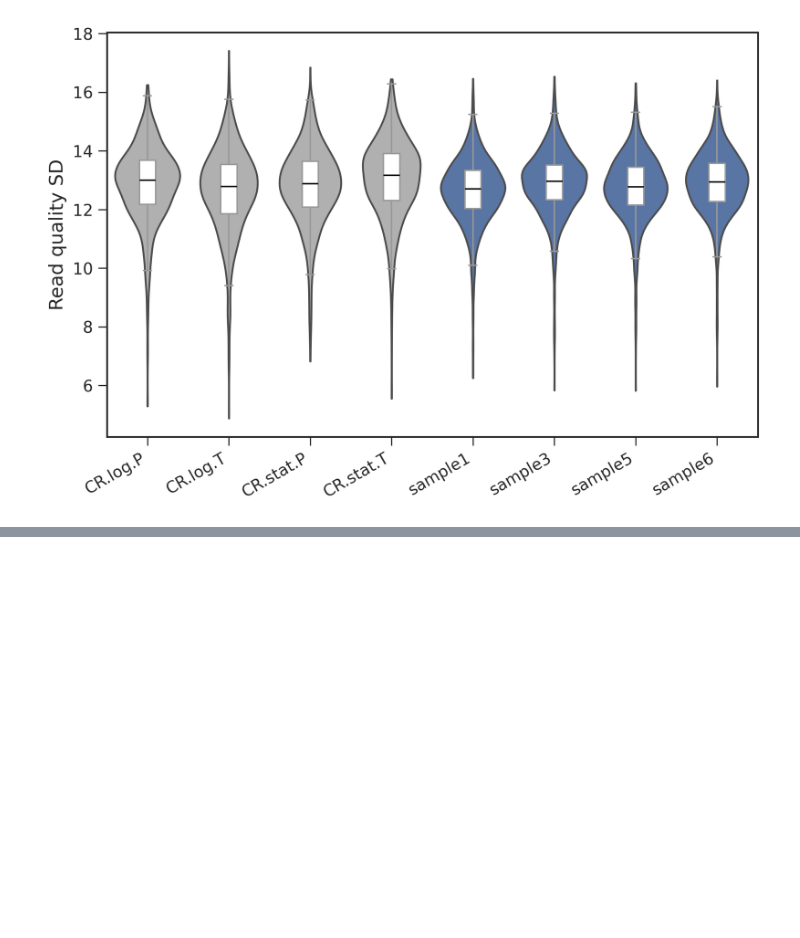
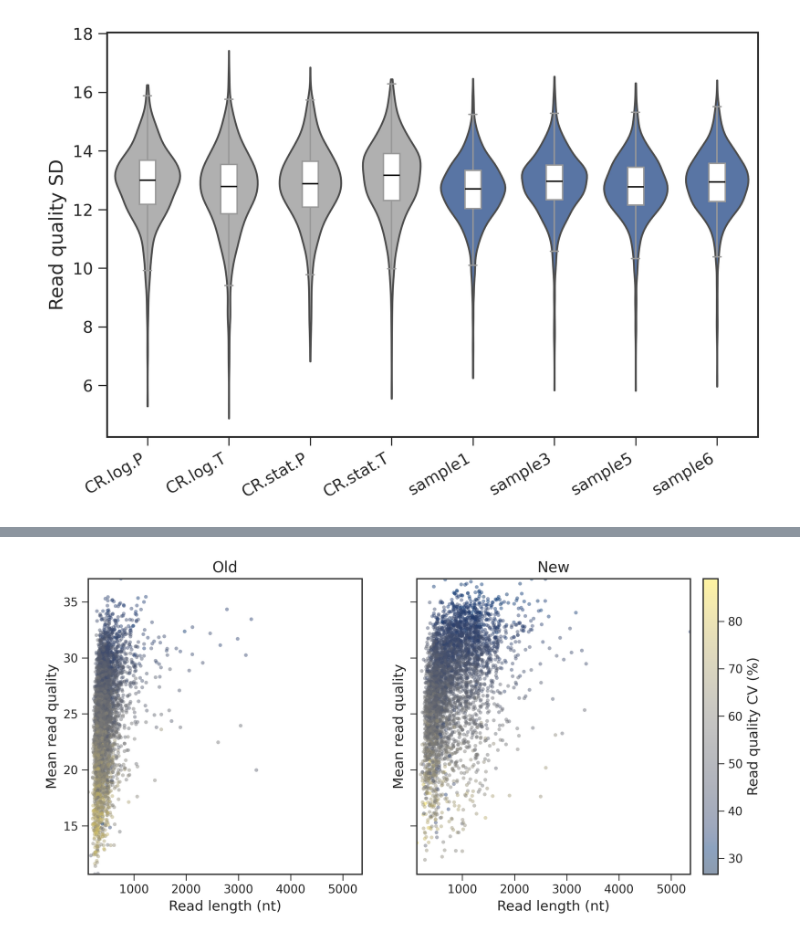
Before and after one commit to ih-11/initial-git, a Jupyter notebook: notebook/fastq_QC.ipynb, the cells around one changed output, grey strips where cells are left out. Saved outputs shown, nothing was run; the diff lists cells and outputs as text; code cells hidden in the pictures; blank space fills up the shorter version.

```diff
--- a/notebook/fastq_QC.ipynb
+++ b/notebook/fastq_QC.ipynb
@@ -793,0 +890,70 @@ plt.show()
+# %%
+# ============================================
+# Figure 4
+# Read length vs mean quality
+# Color = Read quality CV
+# Old vs New
+# ============================================
+
+vmin = read_qc["Quality_CV"].min()
+vmax = read_qc["Quality_CV"].max()
+
+xmin = read_qc["Length"].min()
+xmax = read_qc["Length"].max()
+
+ymin = read_qc["Mean_Q"].min()
+ymax = read_qc["Mean_Q"].max()
+
+fig, axes = plt.subplots(
+    1,
+    2,
+    figsize=(11, 5),
+    dpi=_PLOT_CFG["dpi"],
+    sharex=True,
+    sharey=True,
+)
+
+for ax, dataset in zip(axes, ["Old", "New"]):
+
+    data_sub = read_qc[
+        read_qc["Dataset"] == dataset
+    ]
+
+    sc = ax.scatter(
+        data_sub["Length"],
+        data_sub["Mean_Q"],
+        c=data_sub["Quality_CV"],
+        cmap="cividis",
+        vmin=vmin,
+        vmax=vmax,
+        s=12,
+        alpha=0.45,
+        linewidth=0,
+        rasterized=True,
+    )
+
+    ax.set_title(dataset)
+
+    ax.set_xlim(xmin, xmax)
+    ax.set_ylim(ymin, ymax)
+
+    ax.set_xlabel("Read length (nt)")
+    ax.set_ylabel("Mean read quality")
+
+# Leave space for colorbar
+fig.subplots_adjust(right=0.88)
+
+# Colorbar outside both panels
+cbar = fig.colorbar(
+    sc,
+    ax=axes,
+    location="right",
+    fraction=0.035,
+    pad=0.02,
+)
+
+cbar.set_label("Read quality CV (%)")
+
+plt.show()
+# %% [output]
+[figure, added]
```
Also changed, not shown: parts of 2 cells of this notebook.
